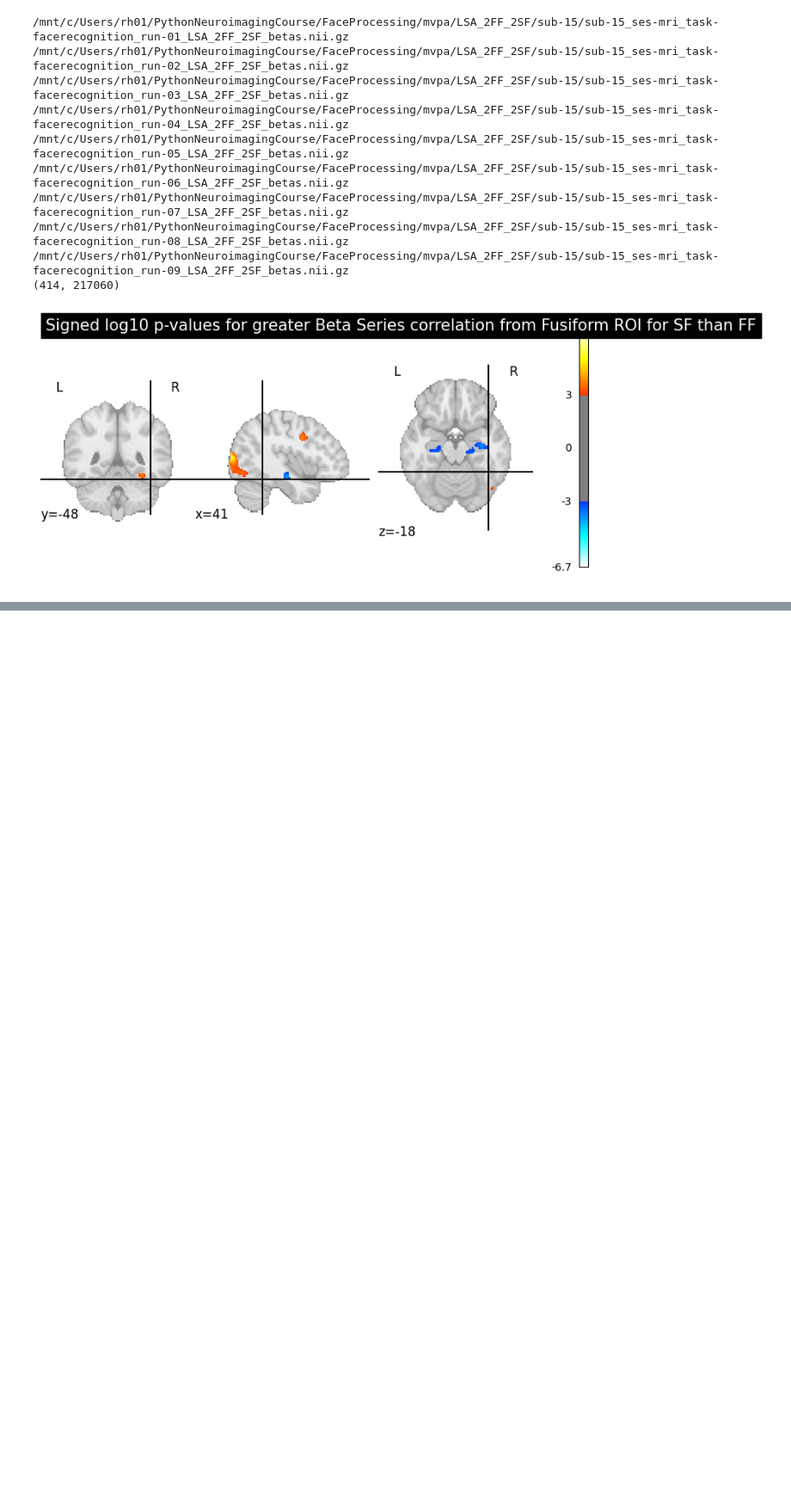
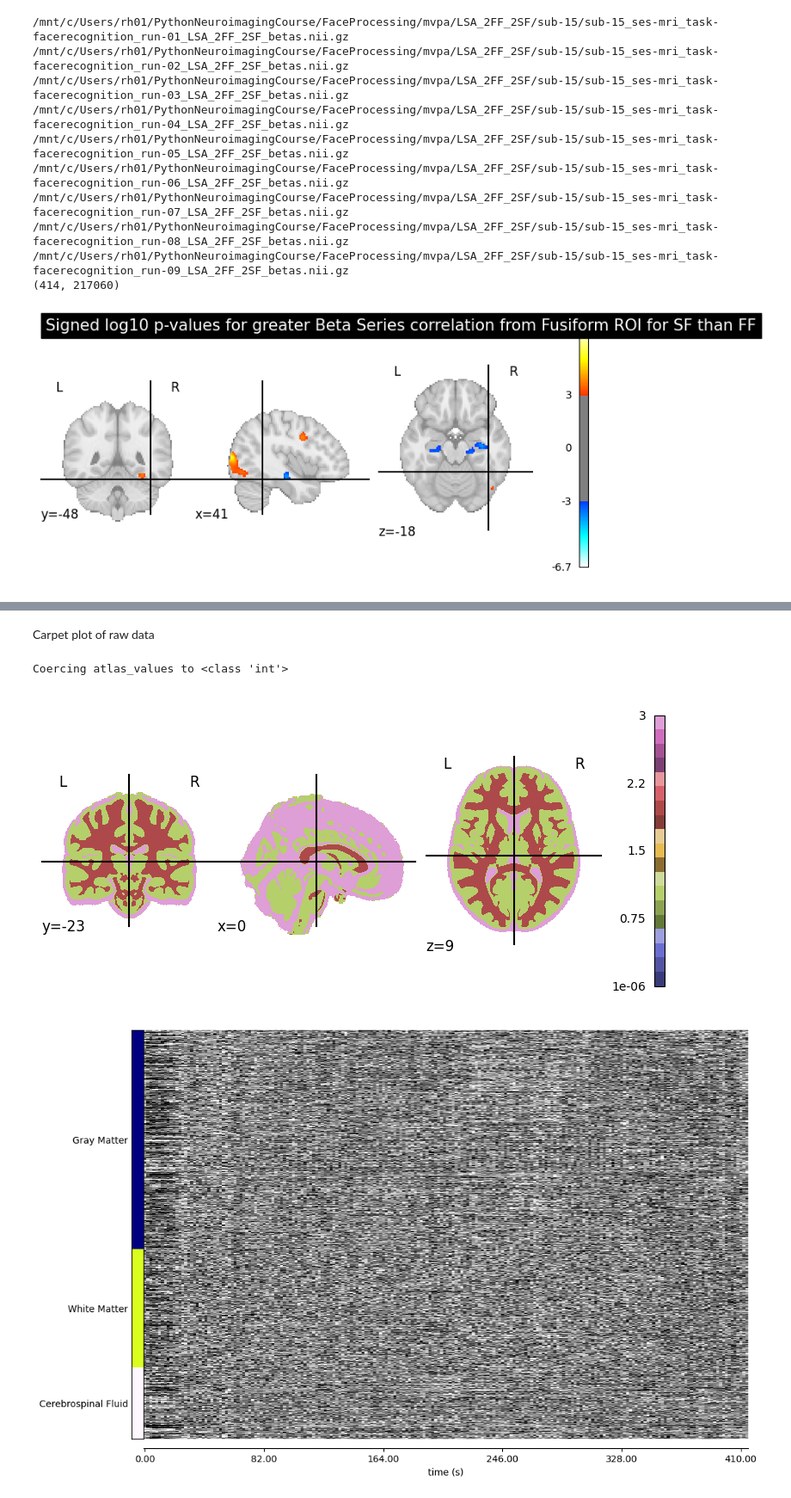
Before and after one commit to mabdelhack/ISN2025, a Jupyter notebook: Notebooks/nb09_fcon.ipynb, the cells around one changed output, grey strips where cells are left out. Shown at 86% size. Saved outputs shown, nothing was run; the diff lists cells and outputs as text; code cells hidden in the pictures; blank space fills up the shorter version.

```diff
--- a/Notebooks/nb09_fcon.ipynb
+++ b/Notebooks/nb09_fcon.ipynb
@@ -258,0 +273,5 @@ display = plotting.plot_stat_map(brain_diff_con_img, cut_coords=fusi_coords, thr
+# %%
+fcon_out = os.path.join(wd, 'fcon')
+if not os.path.exists(fcon_out):
+    os.makedirs(fcon_out)
+print(f"Output directory {fcon_out}")
@@ -258,0 +354,29 @@ display = plotting.plot_stat_map(brain_diff_con_img, cut_coords=fusi_coords, thr
+# %% [markdown]
+Carpet plot of raw data
+# %%
+TR = layout.get_tr()
+
+atlas=datasets.fetch_icbm152_2009(data_dir=fcon_out) # this downloads an atlas
+atlas_img = image.concat_imgs((atlas["gm"], atlas["wm"], atlas["csf"])) # we select the Gray matter, White matter and CSF segmented images
+map_labels={"Gray Matter": 1, "White Matter": 2, "Cerebrospinal Fluid": 3} # We assign them labels
+
+atlas_data = atlas_img.get_fdata() # This is the raw image data
+discrete_version = np.argmax(atlas_data, axis = 3) + 1 # we find the index of maximum value across gm,wm and csf for each voxel
+discrete_version[np.max(atlas_data, axis = 3) == 0] = 0
+discrete_atlas_img = image.new_img_like(atlas_img,discrete_version) # make an image
+
+plotting.plot_stat_map(discrete_atlas_img,cmap='tab20b')
+
+fig, ax = plt.subplots(figsize=(12, 8))
+display = plotting.plot_carpet(
+    func_images,
+    discrete_atlas_img,
+    t_r = TR,
+    mask_labels = map_labels,
+    axes = ax,
+    cmap="gray")
+fig.show()
+# %% [output]
+Coercing atlas_values to <class 'int'>
+[figure, added]
+[figure, added]
```
Also changed, not shown: parts of 20 cells of this notebook.
